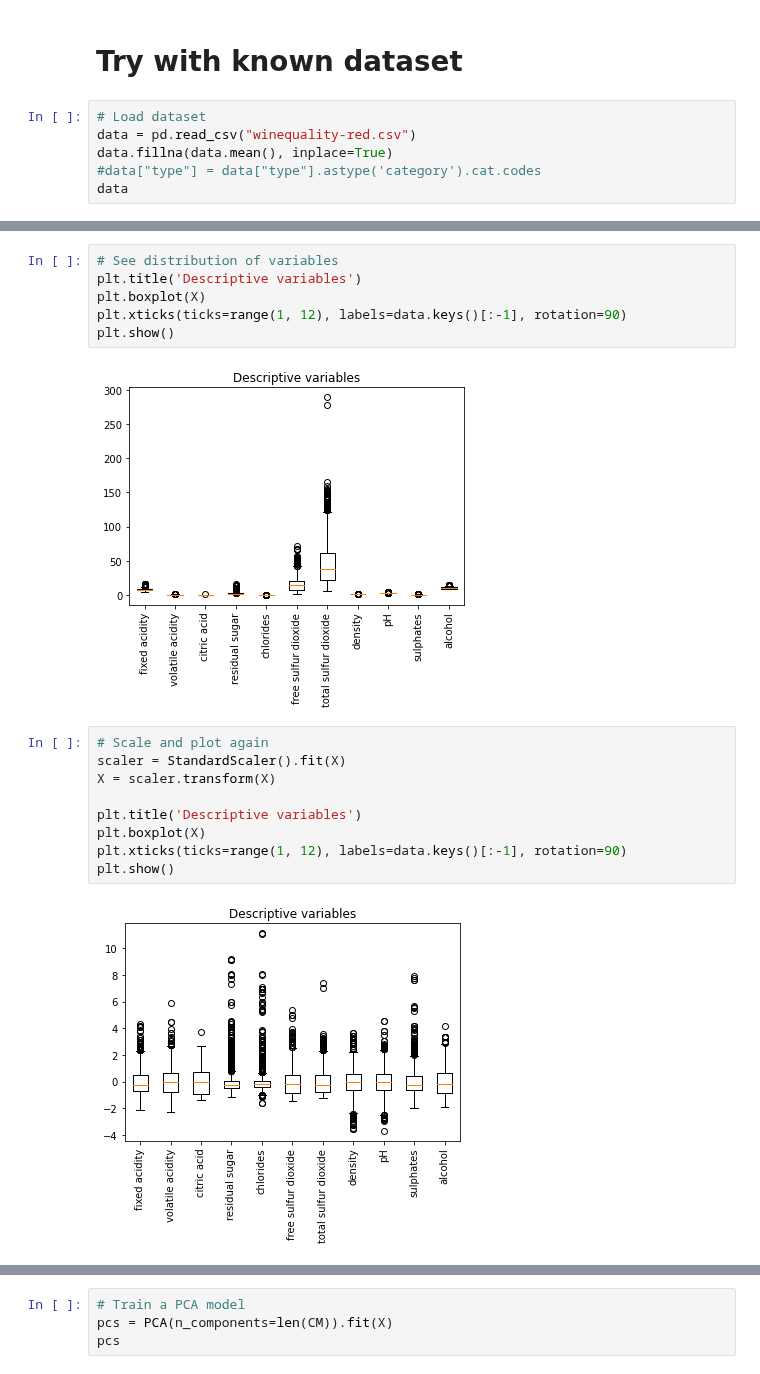
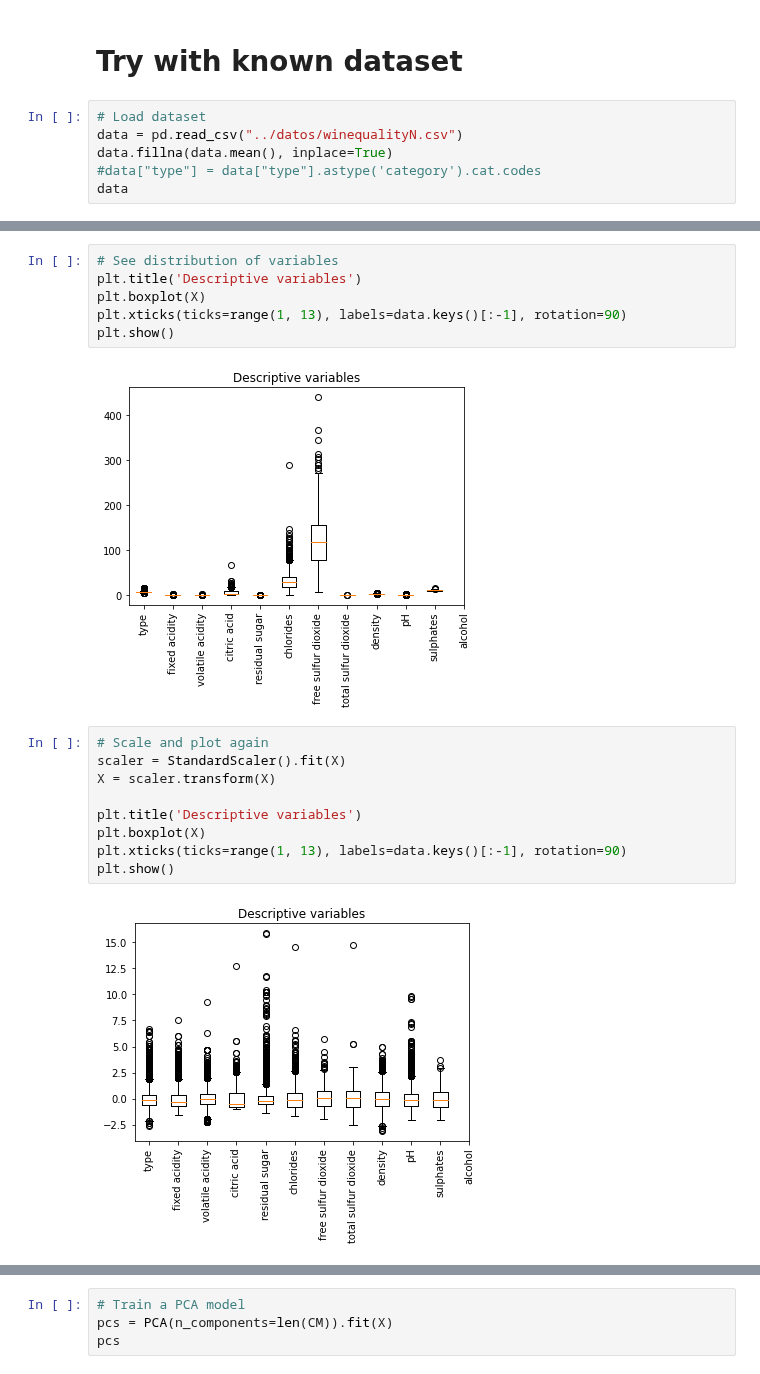
Before and after one commit to CAMM961001/itam-mcd, a Jupyter notebook: mineria-analisis-datos/libros/PCA.ipynb, the cells around one changed output, grey strips where cells are left out. Saved outputs shown, nothing was run; the diff lists cells and outputs as text.

```diff
--- a/mineria-analisis-datos/libros/PCA.ipynb
+++ b/mineria-analisis-datos/libros/PCA.ipynb
@@ -9,7 +9,7 @@ from sklearn.model_selection import train_test_split
 # Try with known dataset
 # %%
 # Load dataset
-data = pd.read_csv("winequality-red.csv")
+data = pd.read_csv("../datos/winequalityN.csv")
 data.fillna(data.mean(), inplace=True)
 #data["type"] = data["type"].astype('category').cat.codes
 data
@@ -40,21 +40,21 @@ print(X.shape)
 # See distribution of variables
 plt.title('Descriptive variables')
 plt.boxplot(X)
-plt.xticks(ticks=range(1, 12), labels=data.keys()[:-1], rotation=90)
+plt.xticks(ticks=range(1, 13), labels=data.keys()[:-1], rotation=90)
 plt.show()
 # %% [output]
-[figure, old version]
+[figure, new version]
 # %%
 # Scale and plot again
 scaler = StandardScaler().fit(X)
 X = scaler.transform(X)
 
 plt.title('Descriptive variables')
 plt.boxplot(X)
-plt.xticks(ticks=range(1, 12), labels=data.keys()[:-1], rotation=90)
+plt.xticks(ticks=range(1, 13), labels=data.keys()[:-1], rotation=90)
 plt.show()
 # %% [output]
-[figure, old version]
+[figure, new version]
 # %%
 # See correlations
 CM = pd.DataFrame(data=X).corr()
```
Also changed, not shown: parts of 11 cells of this notebook.
